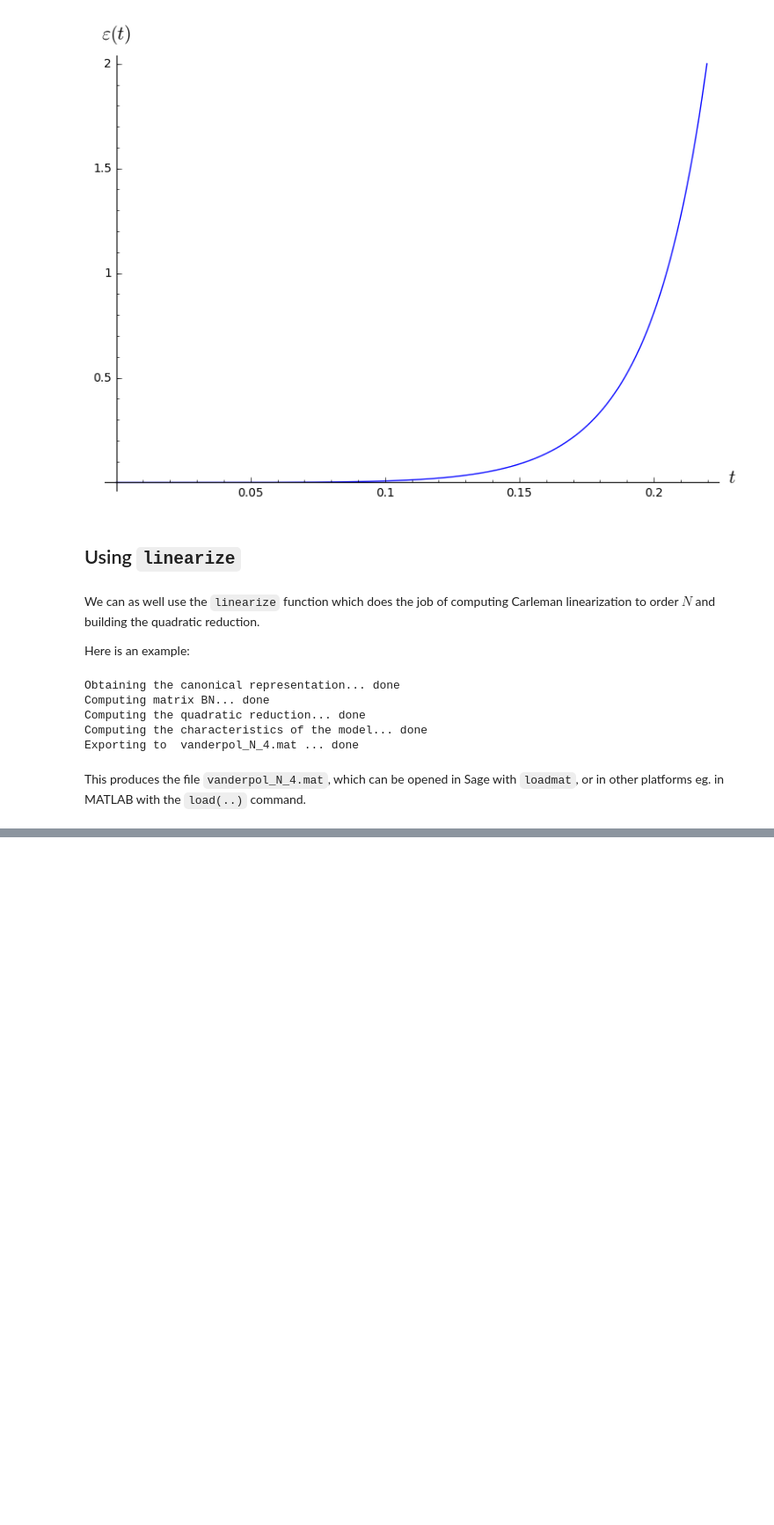
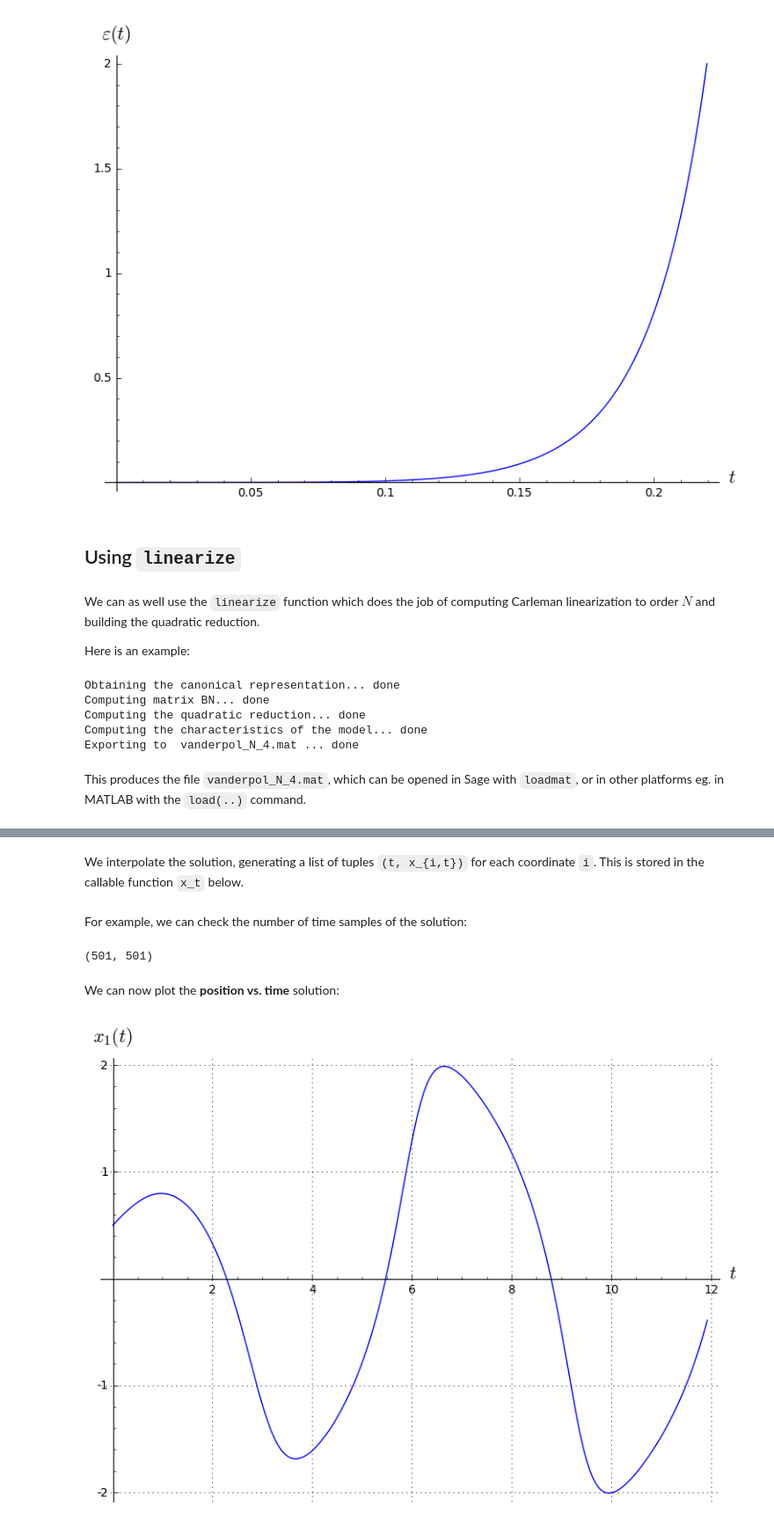
Before and after one commit to mforets/carlin, a Jupyter notebook: examples/vanderpol.ipynb, the cells around one changed output, grey strips where cells are left out. Shown: that part at 88% size. Saved outputs shown, nothing was run; the diff lists cells and outputs as text; code cells hidden in the pictures; blank space fills up the shorter version.

```diff
--- a/examples/vanderpol.ipynb
+++ b/examples/vanderpol.ipynb
@@ -151,0 +188,12 @@ This produces the file `vanderpol_N_4.mat`, which can be opened in Sage with `lo
+# %%
+def j_1(t, x, params):
+
+    # jacobian
+    dfi_dyj = [[f[i].derivative(x[j]) for j in range(n)] for i in range(n)]
+
+    # we consider autonomous systems
+    dfi_dt = [0]*n
+
+    return dfi_dyj + dfi_dt
+
+S.jacobian = j_1
@@ -151,0 +202,9 @@ This produces the file `vanderpol_N_4.mat`, which can be opened in Sage with `lo
+# %%
+# initial condition
+x0 = [0.5, 0.5]
+
+# initial time
+t0 = 0
+
+# final time
+T = 12
@@ -151,0 +217,12 @@ This produces the file `vanderpol_N_4.mat`, which can be opened in Sage with `lo
+# %%
+# integration algorithm (valid options are: rk8pd, rk4, gear1)
+S.algorithm = "rk4"
+
+# initial time of simulation
+t0ini = t0
+
+# final time of simulation
+Tfinal = T
+
+# number of time samples
+NPOINTS = 500
@@ -151,0 +241,20 @@ This produces the file `vanderpol_N_4.mat`, which can be opened in Sage with `lo
+# %% [markdown]
+We interpolate the solution, generating a list of tuples `(t, x_{i,t})` for each coordinate `i`. This is stored in the callable function `x_t` below.
+# %%
+x_t = lambda i : S.interpolate_solution(i)
+# %% [markdown]
+For example, we can check the number of time samples of the solution:
+# %%
+len(x_t(0)), len(x_t(1))
+# %% [output]
+(501, 501)
+# %% [markdown]
+We can now plot the **position vs. time** solution:
+# %%
+PosvsTime = plot(x_t(0), t0ini, Tfinal, axes_labels = ['$t$', '$x_1(t)$'], gridlines=True)
+PosvsTime.legend_label = '($S$)'
+PosvsTime.legend_color = 'black'
+
+PosvsTime.show()
+# %% [output]
+[figure, added]
```
Also changed, not shown: parts of 33 cells of this notebook, 3 other files.
